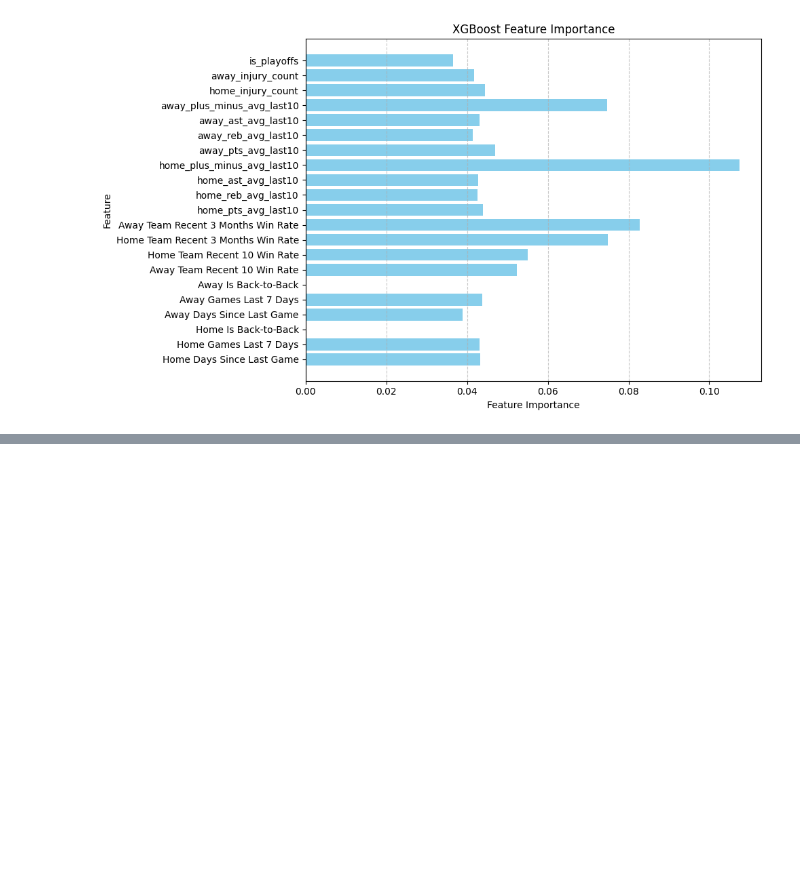
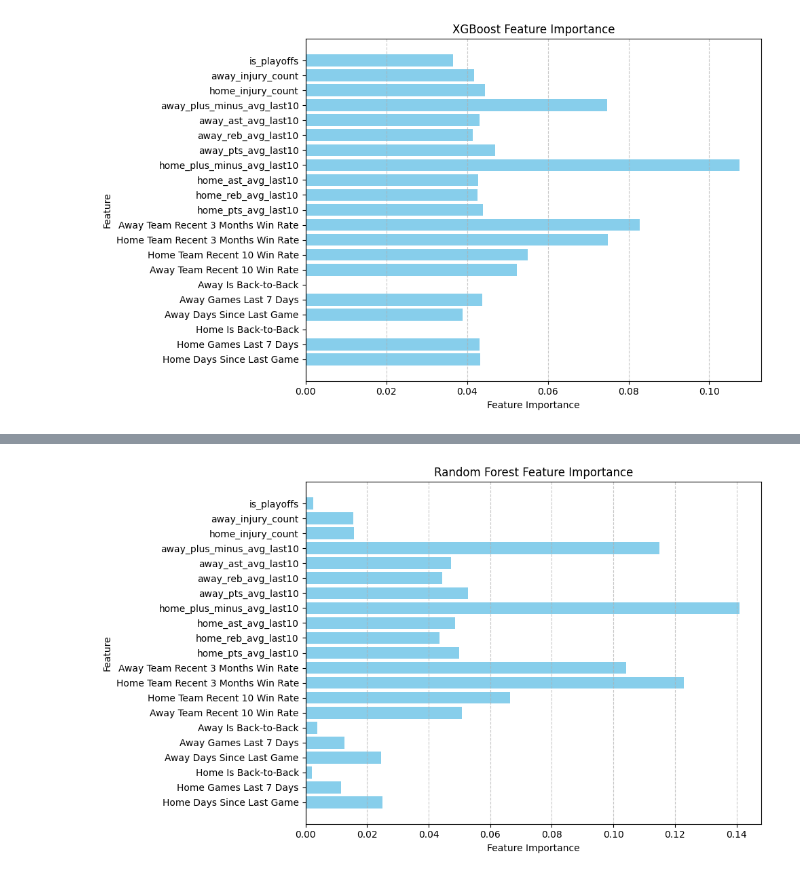
Before and after one commit to RHIT-fanh/FinalProj, a Jupyter notebook: linear-lasso-ridge.ipynb, the cells around one changed output, grey strips where cells are left out. Cells and saved outputs as stored; diff of their text form; code cells hidden in the pictures; blank space fills up the shorter version.

```diff
--- a/linear-lasso-ridge.ipynb
+++ b/linear-lasso-ridge.ipynb
@@ -258,0 +316,19 @@ weighted avg       0.64      0.65      0.63      5768
+# %%
+from sklearn.ensemble import RandomForestClassifier
+from sklearn.metrics import classification_report
+from sklearn.model_selection import GridSearchCV
+# 定义参数网格
+param_grid_rf = {'n_estimators': [50, 100, 200], 'max_depth': [None, 10, 20, 30], 'min_samples_split': [2, 5, 10]}
+
+# 使用GridSearchCV寻找最佳参数
+grid_search_rf = GridSearchCV(RandomForestClassifier(random_state=42), param_grid_rf, scoring='accuracy', cv=5)
+grid_search_rf.fit(X_train, y_train_binary)
+
+# 使用最佳参数训练随机森林分类器
+best_rf_model = grid_search_rf.best_estimator_
+
+# 在测试集上进行预测
+y_pred_rf = best_rf_model.predict(X_test)
+
+# 输出分类报告
+print(classification_report(y_test_binary, y_pred_rf))
@@ -258,0 +344,15 @@ weighted avg       0.64      0.65      0.63      5768
+# %%
+# 提取特征名称和对应的特征重要性
+feature_importances = best_rf_model.feature_importances_
+
+# 可视化特征重要性
+plt.figure(figsize=(10, 6))
+plt.barh(feature_names, feature_importances, color='skyblue')
+plt.xlabel('Feature Importance')
+plt.ylabel('Feature')
+plt.title('Random Forest Feature Importance')
+plt.grid(axis='x', linestyle='--', alpha=0.7)
+plt.tight_layout()
+plt.show()
+# %% [output]
+[figure, added]
```
Also changed, not shown: parts of 15 cells of this notebook, 1 other file.
